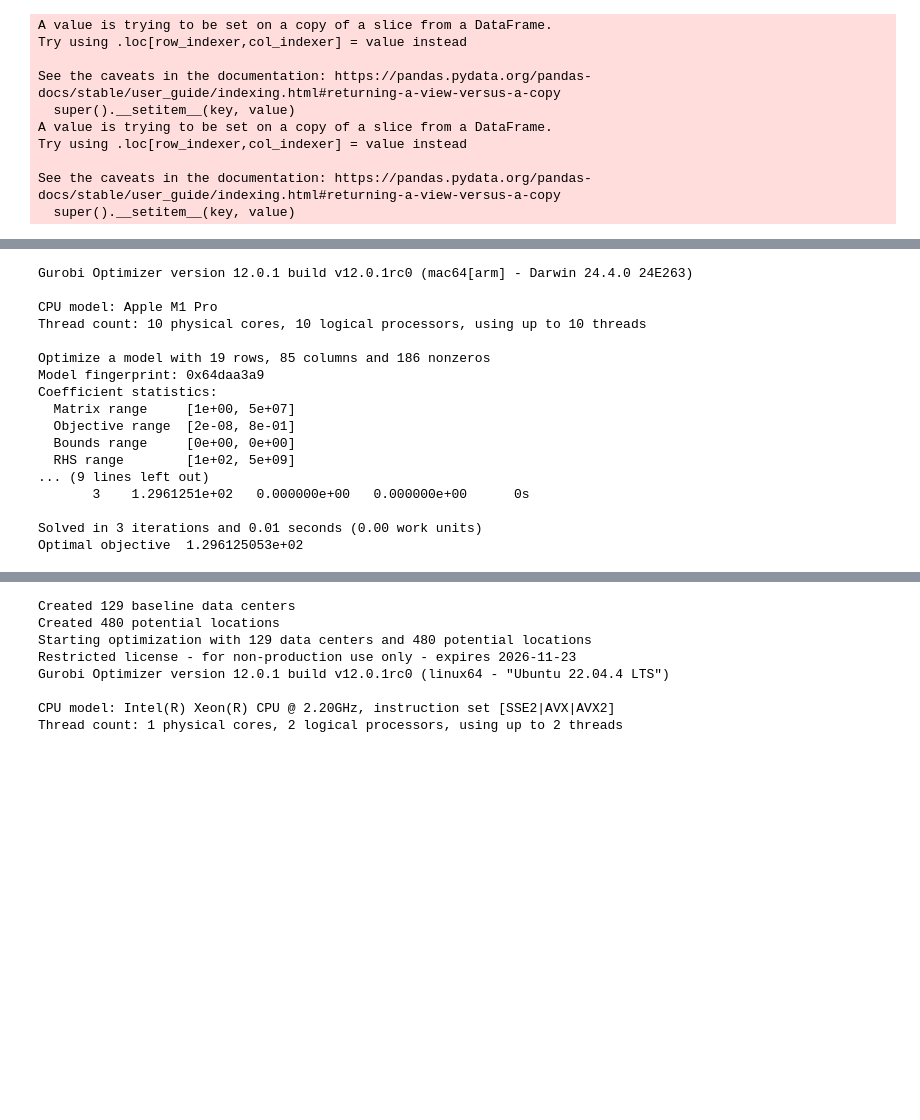
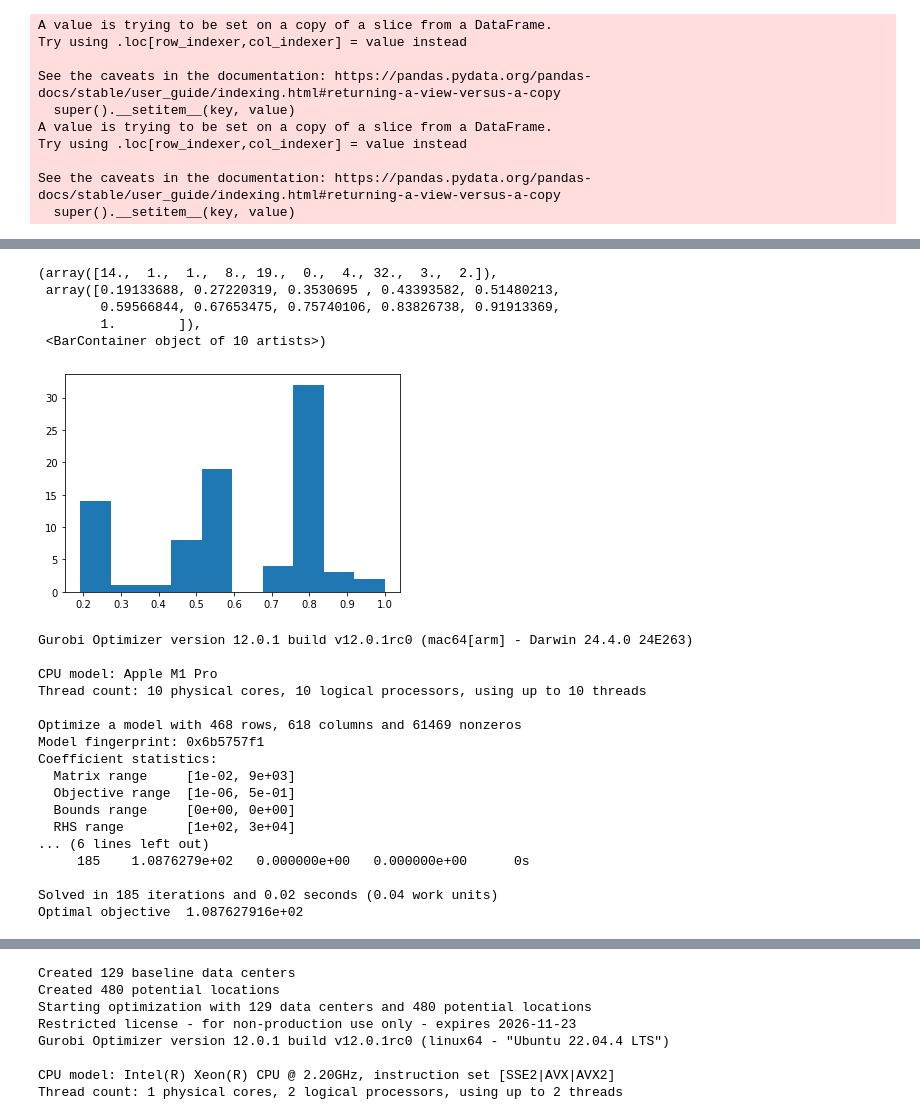
Before and after one commit to clbanjai/1.020-Data-Center-Project, a Jupyter notebook: adding_data_centers.ipynb, the cells around one changed output, grey strips where cells are left out. Cells and saved outputs as stored; diff of their text form; code cells hidden in the pictures; blank space fills up the shorter version.

```diff
--- a/adding_data_centers.ipynb
+++ b/adding_data_centers.ipynb
@@ -493,3 +670,12 @@ huc_subbasins_az['WSF_1MW_DC_normalize'].hist()
+# %%
+plt.hist(huc_subbasins_az['CF_1MW_DC_normalize'])
+# %% [output]
+(array([14.,  1.,  1.,  8., 19.,  0.,  4., 32.,  3.,  2.]),
+ array([0.19133688, 0.27220319, 0.3530695 , 0.43393582, 0.51480213,
+        0.59566844, 0.67653475, 0.75740106, 0.83826738, 0.91913369,
+        1.        ]),
+ <BarContainer object of 10 artists>)
+[figure, added]
 # %%
 # huc8 list
 huc8_iter = huc_subbasins_az['HUC8_y']
@@ -504,9 +690,9 @@ add_req = 100
 
 # weights for the objective function
 weights = {
-    'WSF_1MW_DC_normalize': 1, # because we normalize our values, which I think makes sense, we should inflate this more; there is more variation in WSF than land price, for example, which makes land price more consequential if we did comparable scaling factors. I guess that's a design choice.
+    'WSF_1MW_DC_normalize': 0.5, # because we normalize our values, which I think makes sense, we should inflate this more; there is more variation in WSF than land price, for example, which makes land price more consequential if we did comparable scaling factors. I guess that's a design choice.
     'tot_price_normalize': 0.1,
-    'CF_1MW_DC_normalize': 0.1
+    'CF_1MW_DC_normalize': 0.5,
 }
 
 # normalization, maximum values
@@ -518,11 +704,21 @@ max_vals = {
 
 model = gp.Model("AddDataCenters")
 
-# decision variables: amount of MW to put in each HUC8 subbasin
-x = dict()
+# decision variables:
+x = dict() # amount of datacenter MW to put in each HUC8 subbasin
+s = dict() # amount of solar MW to put in each HUC8 subbasin
+w = dict() # amount of wind MW to put in each HUC8 subbasin
+deficit = dict() # amount of energy deficit per day
 
 for huc8_code in huc8_iter:
     x[huc8_code] = model.addVar(lb=0, name=f"x_{huc8_code}")
+    s[huc8_code] = model.addVar(lb=0, name=f"s_{huc8_code}")
+    w[huc8_code] = model.addVar(lb=0, name=f"w_{huc8_code}")
+
+for day in range(365):
+    deficit[day] = model.addVar(lb=0, name=f"deficit_{day}")
+
+
 
 # another decision variable: maximum water stress in any subbasin
 basin_max = model.addVar(lb=0, name="basin_max")
@@ -530,11 +726,16 @@ basin_max = model.addVar(lb=0, name="basin_max")
 # develop objective
 obj = gp.LinExpr()
 
+# location summation costs
 for huc8_code in huc8_iter:
     for key in weights.keys():
         obj += x[huc8_code]*(weights[key]*(huc_subbasins_az.loc[huc8_code, key]/max_vals[key]))
 
+# maximum water stress cost
 obj += basin_max/s_max
+
+# overall deficit cost
+obj += gp.quicksum(deficit[day] for day in range(365))/(100*24*365)
 
 model.setObjective(obj, GRB.MINIMIZE)
 
@@ -545,8 +746,16 @@ for huc6_code, huc8_components in huc6_huc8_dict.items():
     # consider existing data centers
     model.addConstr(basin_max >= gp.quicksum((x[int(huc8_code)]+huc_subbasins_az.loc[int(huc8_code), 'existing_MW'])*huc_subbasins_az.loc[int(huc8_code), 'WSF_1MW_DC'] for huc8_code in huc8_components), name=f"basin_max_{huc6_code}")
 
-# add sufficient capacity
-model.addConstr(gp.quicksum(x[huc8_code] for huc8_code in huc8_iter) >= add_req, name="add_req")
+# add sufficient data center load
+model.addConstr(gp.quicksum(x[huc8_code] for huc8_code in huc8_iter) == add_req, name="add_req")
+
+# add sufficient solar and wind capacity
+for idx, huc8_code in enumerate(huc8_iter):
+    model.addConstr(gp.quicksum(s[huc8_code]*ghi_subbasin[day, idx] for day in range(365)) + gp.quicksum(w[huc8_code]*wind_subbasin[day, idx] for day in range(365)) == 365*24*x[huc8_code], name=f"renewables_{huc8_code}")
+
+# penalize the deficit
+for day in range(365):
+    model.addConstr(deficit[day] >= 100*24 - gp.quicksum((s[huc8_code]*ghi_subbasin[day, idx] + w[huc8_code]*wind_subbasin[day, idx]) for idx, huc8_code in enumerate(huc8_iter)), name=f"deficit_constr_{day}")
 
 # optimize!
 model.optimize()
@@ -556,15 +765,15 @@ Gurobi Optimizer version 12.0.1 build v12.0.1rc0 (mac64[arm] - Darwin 24.4.0 24E
 CPU model: Apple M1 Pro
 Thread count: 10 physical cores, 10 logical processors, using up to 10 threads
 
-Optimize a model with 19 rows, 85 columns and 186 nonzeros
-Model fingerprint: 0x64daa3a9
+Optimize a model with 468 rows, 618 columns and 61469 nonzeros
+Model fingerprint: 0x6b5757f1
 Coefficient statistics:
-  Matrix range     [1e+00, 5e+07]
-  Objective range  [2e-08, 8e-01]
+  Matrix range     [1e-02, 9e+03]
+  Objective range  [1e-06, 5e-01]
   Bounds range     [0e+00, 0e+00]
-  RHS range        [1e+02, 5e+09]
-... (9 lines left out)
-       3    1.2961251e+02   0.000000e+00   0.000000e+00      0s
+  RHS range        [1e+02, 3e+04]
+... (6 lines left out)
+     185    1.0876279e+02   0.000000e+00   0.000000e+00      0s
 
-Solved in 3 iterations and 0.01 seconds (0.00 work units)
-Optimal objective  1.296125053e+02
+Solved in 185 iterations and 0.02 seconds (0.04 work units)
+Optimal objective  1.087627916e+02
```
Also changed, not shown: parts of 39 cells of this notebook.
